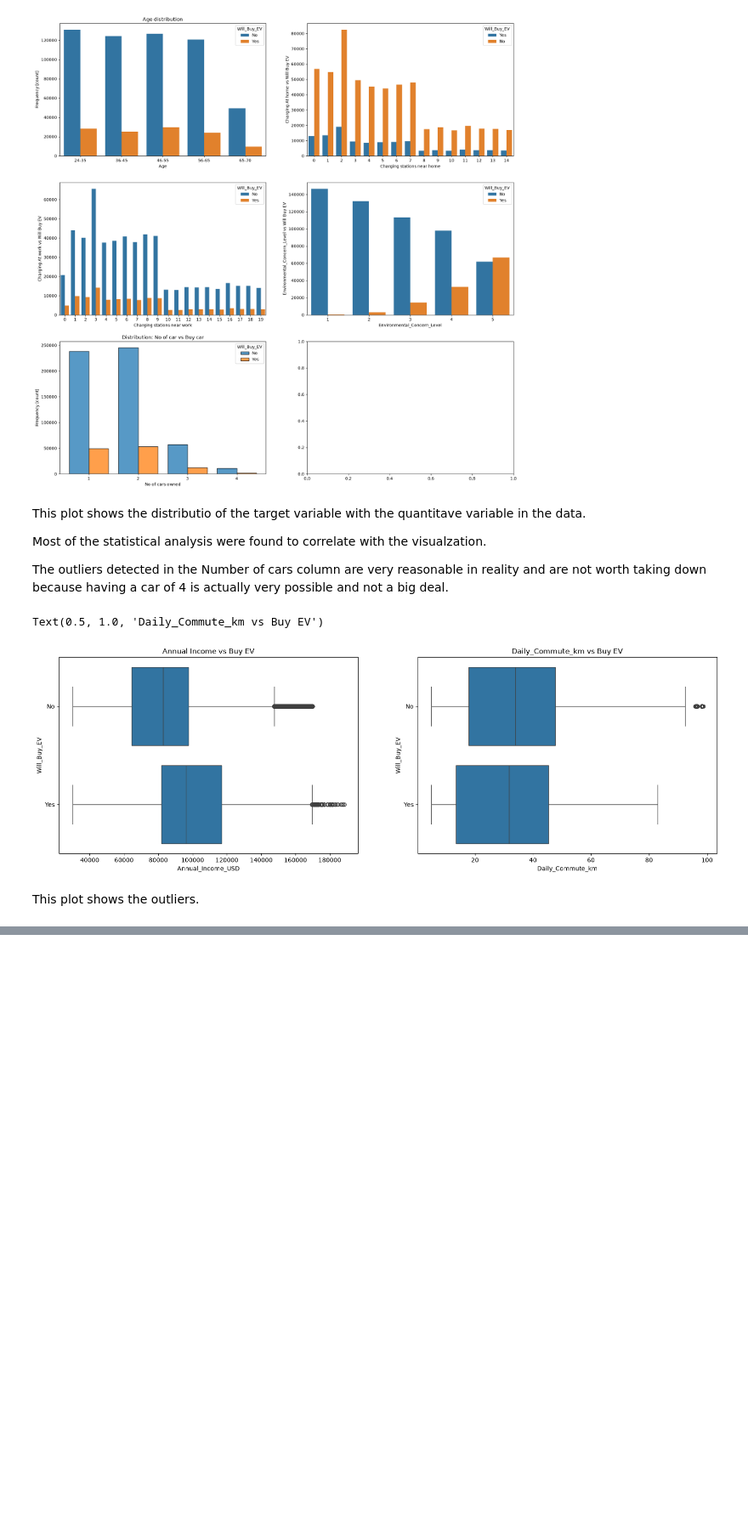
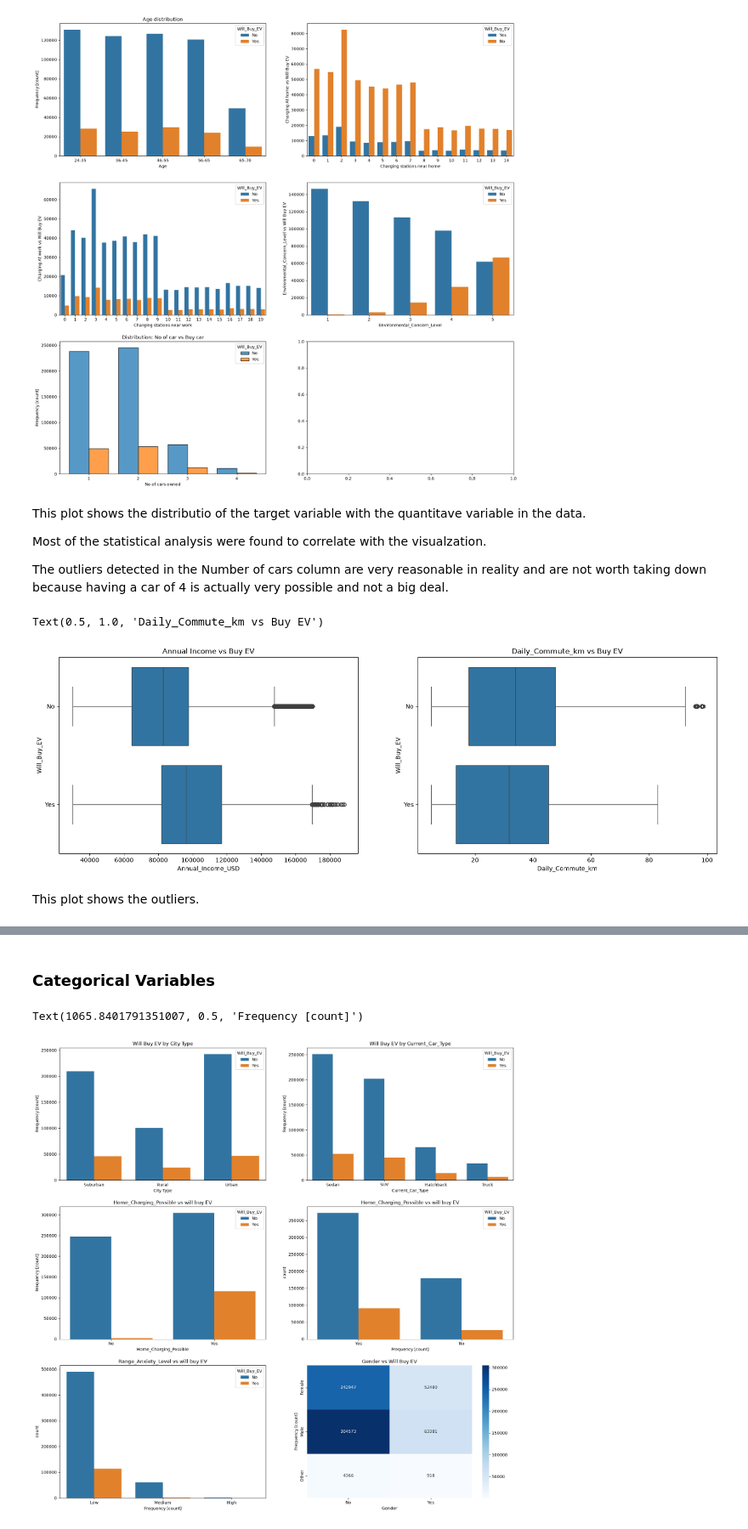
Before and after one commit to Pauloade123/Kaggle-Hackathon, a Jupyter notebook: notebook.ipynb, the cells around one changed output, grey strips where cells are left out. Shown at 85% size. Drawn from its saved outputs; the diff is of its cells as text; code cells hidden in the pictures; blank space fills up the shorter version.

Commit message:
feat:Add categorical variable EDA

```diff
--- a/notebook.ipynb
+++ b/notebook.ipynb
@@ -235,0 +205,75 @@ memory usage: 72.1 MB
+# %% [markdown]
+### Categorical Variables
+# %%
+fig, ax = plt.subplots(3,2, figsize=(20,20))
+
+
+sns.countplot(
+    data=df,
+    x='City_Type',
+    hue='Will_Buy_EV',
+    ax=ax[0,0]
+)
+ax[0,0].set_title('Will Buy EV by City Type')
+ax[0,0].set_xlabel('City Type')
+ax[0,0].set_ylabel('Frequency [count]')
+
+sns.countplot(
+    data=df,
+    x='Current_Car_Type',
+    hue='Will_Buy_EV',
+    ax=ax[0,1]
+)
+ax[0,1].set_title('Will Buy EV by Current_Car_Type')
+ax[0,1].set_xlabel('Current_Car_Type')
+ax[0,1].set_ylabel('Frequency [count]')
+
+
+sns.countplot(
+    df,
+    x='Subsidy_Available',
+    hue='Will_Buy_EV',
+    ax=ax[1,0]
+)
+ax[1,0].set_xlabel('Home_Charging_Possible')
+ax[1,0].set_ylabel('Frequency [count]')
+ax[1,0].set_title('Home_Charging_Possible vs will buy EV')
+
+
+sns.countplot(
+    df,
+    x='Home_Charging_Possible',
+    hue='Will_Buy_EV',
+    ax=ax[1,1]
+)
+ax[1,1].set_xlabel('Home_Charging_Possible')
+ax[1,1].set_xlabel('Frequency [count]')
+ax[1,1].set_title('Home_Charging_Possible vs will buy EV')
+
+
+
+sns.countplot(
+    df,
+    x='Range_Anxiety_Level',
+    hue='Will_Buy_EV',
+    ax=ax[2,0]
+)
+ax[2,0].set_xlabel('Range_Anxiety_Level')
+ax[2,0].set_xlabel('Frequency [count]')
+ax[2,0].set_title('Range_Anxiety_Level vs will buy EV')
+
+ct = pd.crosstab(df['Gender'], df['Will_Buy_EV'])
+sns.heatmap(
+    ct,
+    annot=True,
+    fmt='d',
+    cmap='Blues',
+    ax=ax[2,1]
+    )
+
+ax[2,1].set_title('Gender vs Will Buy EV')
+ax[2,1].set_xlabel('Gender')
+ax[2,1].set_ylabel('Frequency [count]')
+# %% [output]
+Text(1065.8401791351007, 0.5, 'Frequency [count]')
+[figure, added]
```
Also changed, not shown: parts of 3 cells of this notebook.
